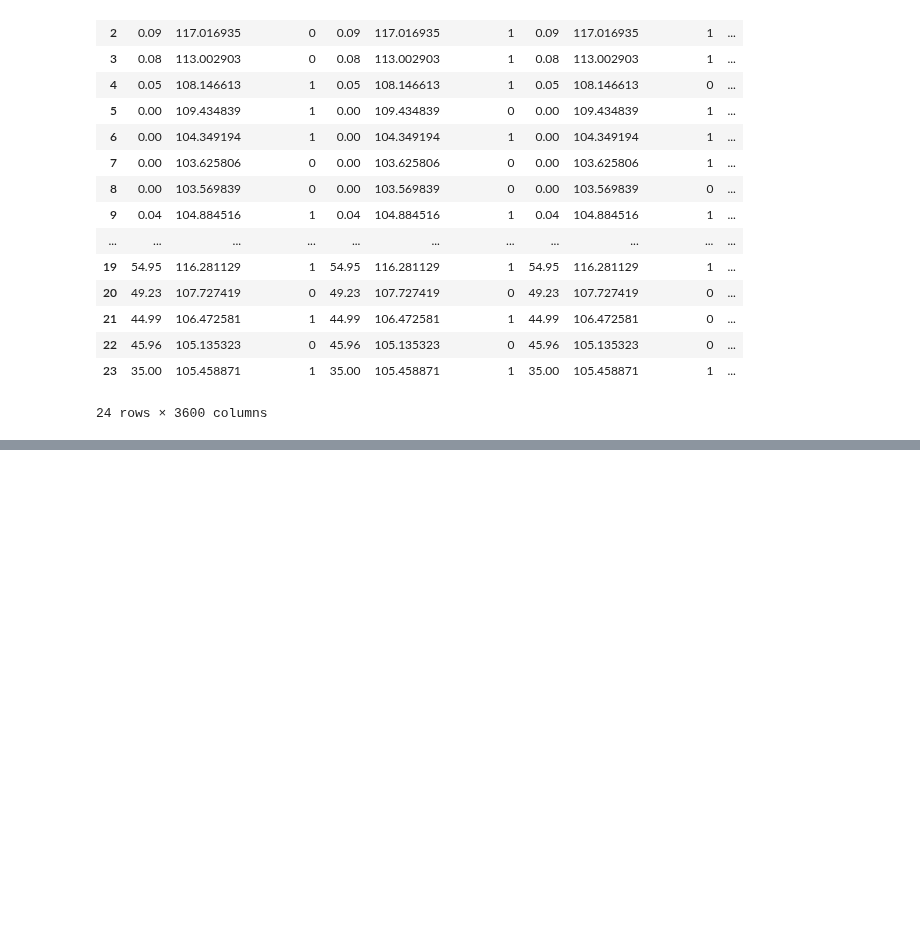
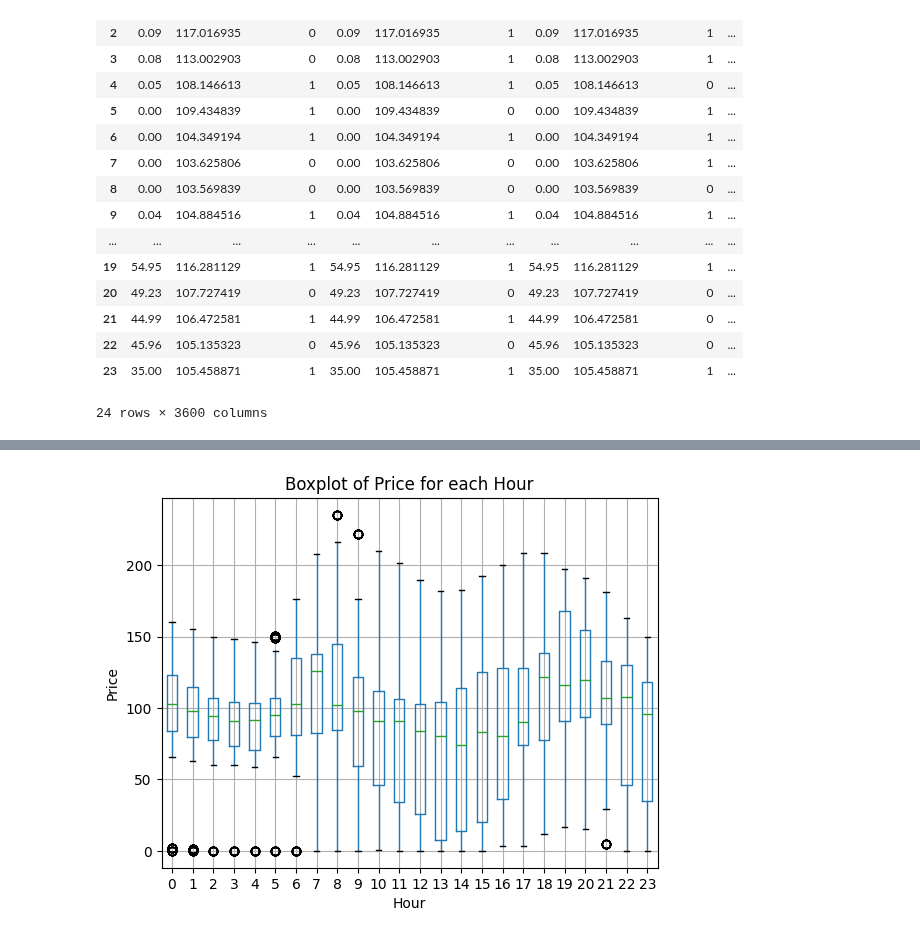
Before and after one commit to Max-f123/Renewables_in_Electricity_Markets, a Jupyter notebook: Assignment2/data/scenario_creator.ipynb, the cells around one changed output, grey strips where cells are left out. Drawn from its saved outputs; the diff is of its cells as text; code cells hidden in the pictures; blank space fills up the shorter version.

```diff
--- a/Assignment2/data/scenario_creator.ipynb
+++ b/Assignment2/data/scenario_creator.ipynb
@@ -87,0 +132,11 @@ scenarios_df.to_csv('scenarios.csv', index=False)
+# %%
+#same plot for price
+fig, ax = plt.subplots()
+price_data.T.boxplot(ax=ax)
+ax.set_ylabel('Price')
+ax.set_xlabel('Hour')
+plt.title('Boxplot of Price for each Hour')
+#plt.savefig('price_boxplot.png')
+plt.show()
+# %% [output]
+[figure, added]
```
Also changed, not shown: parts of 5 cells of this notebook, 9 other files.
